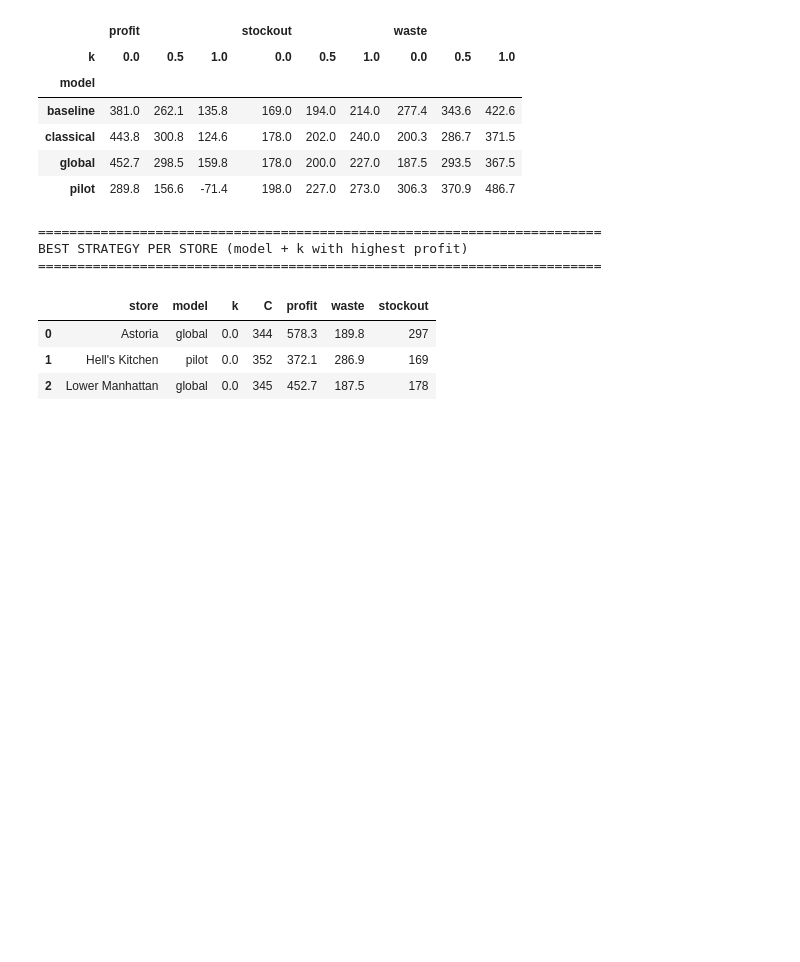
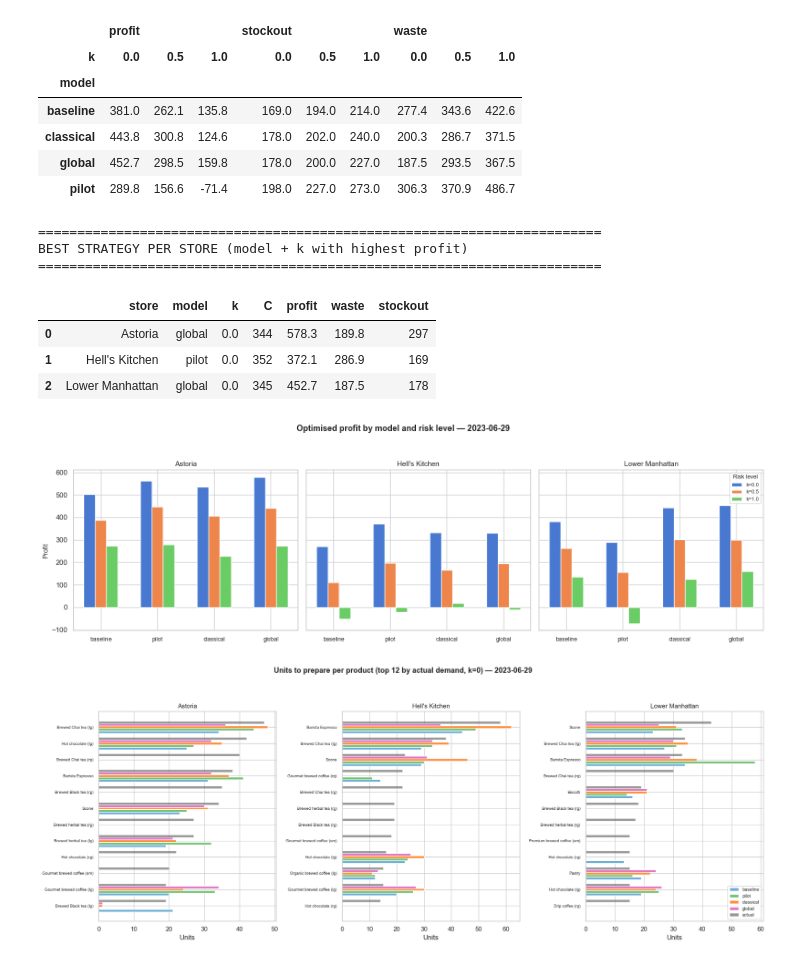
Before and after one commit to Jaskabraska/Finish-project---DD, a Jupyter notebook: coffee_shop_inventory (1).executed (1).ipynb, the cells around one changed output. Drawn from its saved outputs; the diff is of its cells as text; code cells hidden in the pictures; blank space fills up the shorter version.

Commit message:
Add charts for Section 17 optimisation and re-execute full notebook
Made-with: Cursor

```diff
--- a/coffee_shop_inventory (1).executed (1).ipynb
+++ b/coffee_shop_inventory (1).executed (1).ipynb
@@ -2848,3 +2848,78 @@ BEST STRATEGY PER STORE (model + k with highest profit)
 | 0 | Astoria | global | 0.0 | 344 | 578.3 | 189.8 | 297 |
 | 1 | Hell's Kitchen | pilot | 0.0 | 352 | 372.1 | 286.9 | 169 |
 | 2 | Lower Manhattan | global | 0.0 | 345 | 452.7 | 187.5 | 178 |
+# %%
+import matplotlib.pyplot as plt
+
+for _v in ['test_day', 'sum_df', 'opt_df', 'K_VALUES', 'MODEL_NAMES', 'stores']:
+    assert _v in dir(), f"Variable '{_v}' is missing — run Section 17 (cell above) first."
+
+fig, axes = plt.subplots(1, 3, figsize=(16, 5), sharey=True)
+fig.suptitle(
+    f"Optimised profit by model and risk level — {test_day.date()}",
+    fontsize=13, fontweight='bold',
+)
+
+bar_width = 0.2
+k_labels = [f"k={k}" for k in K_VALUES]
+
+for ax, store in zip(axes, stores):
+    ss = sum_df[sum_df['store'] == store]
+    x = np.arange(len(MODEL_NAMES))
+    for j, k in enumerate(K_VALUES):
+        profits = [
+            float(ss[(ss['model'] == m) & (ss['k'] == k)]['profit'])
+            for m in MODEL_NAMES
+        ]
+        ax.bar(x + j * bar_width, profits, bar_width, label=k_labels[j])
+    ax.set_xticks(x + bar_width)
+    ax.set_xticklabels(MODEL_NAMES, fontsize=9)
+    ax.set_title(store, fontsize=11)
+    ax.set_xlabel('')
+
+axes[0].set_ylabel('Profit', fontsize=10)
+axes[2].legend(title='Risk level', fontsize=8, title_fontsize=9)
+plt.tight_layout(rect=[0, 0, 1, 0.93])
+plt.show()
+
+# ── Chart 2: Product allocation breakdown (top 12 products, k=0) ──
+fig2, axes2 = plt.subplots(1, 3, figsize=(18, 7))
+fig2.suptitle(
+    f"Units to prepare per product (top 12 by actual demand, k=0) — {test_day.date()}",
+    fontsize=13, fontweight='bold',
+)
+
+for ax, store in zip(axes2, stores):
+    sd = opt_df[(opt_df['store'] == store) & (opt_df['k'] == 0.0)]
+    top_products = (
+        sd.groupby('product')['actual'].first()
+        .nlargest(12)
+        .index.tolist()
+    )
+    sd_top = sd[sd['product'].isin(top_products)]
+    pivot = sd_top.pivot_table(
+        index='product', columns='model', values='Q', aggfunc='first'
+    )[MODEL_NAMES]
+    pivot['actual'] = sd_top.groupby('product')['actual'].first()
+    pivot = pivot.sort_values('actual', ascending=True)
+
+    y = np.arange(len(pivot))
+    h = 0.15
+    colours = ['#6baed6', '#74c476', '#fd8d3c', '#e377c2', '#333333']
+
+    for j, col in enumerate(MODEL_NAMES):
+        ax.barh(y + j * h, pivot[col], h, label=col, color=colours[j])
+    ax.barh(y + len(MODEL_NAMES) * h, pivot['actual'], h,
+            label='actual', color=colours[4], alpha=0.5)
+
+    ax.set_yticks(y + h * 2)
+    ax.set_yticklabels(pivot.index, fontsize=7)
+    ax.set_title(store, fontsize=11)
+    ax.set_xlabel('Units')
+
+axes2[2].legend(fontsize=8, loc='lower right')
+plt.tight_layout(rect=[0, 0, 1, 0.93])
+plt.show()
+# %% [output]
+[figure, added]
+[figure, added]
```
